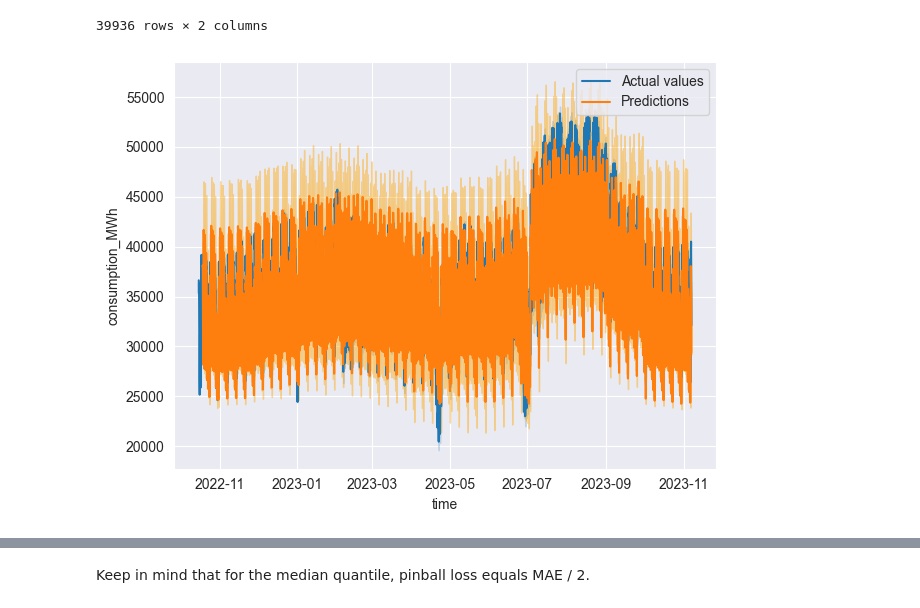
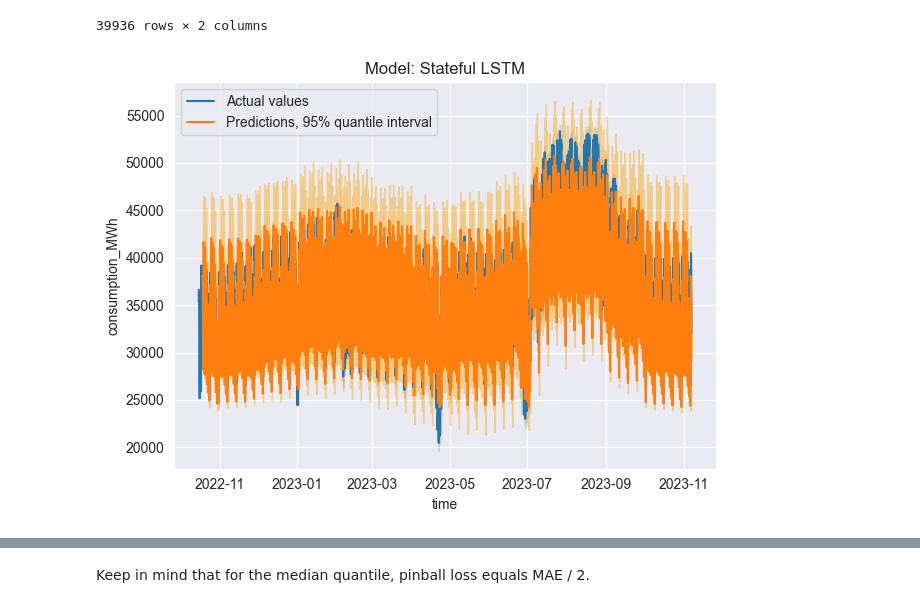
Before and after one commit to AhmetZamanis/DeepLearningEnergyForecasting, a Jupyter notebook: 3.1_StatefulLSTM.ipynb, the cells around one changed output, grey strips where cells are left out. Drawn from its saved outputs; the diff is of its cells as text; code cells hidden in the pictures.

Commit message:
Finish code, get images for report

```diff
--- a/3.1_StatefulLSTM.ipynb
+++ b/3.1_StatefulLSTM.ipynb
@@ -269,6 +276,12 @@ We also need the ability to backtransform the network's final predictions accord
 # %%
 # Define scaling class for sequence data
 class sequence_scaler:
+    """
+    Takes in lists of dataframes, where each dataframe is an input or output sequence.
+
+    Returns scaled 3D numpy array of shape (observations, timesteps, features).
+    Can also backtransform scaled predictions.
+    """
 
     def __init__(self, feature_range = (-1, 1)):
         self.lower = feature_range[0]
@@ -347,6 +360,9 @@ class sequence_scaler:
 # %%
 # Define Torch dataset class
 class SequenceDataset(torch.utils.data.Dataset):
+    """
+    Simply takes in the input & output sequences as 3D arrays and returns them as Torch tensors.
+    """
 
     # Store preprocessed input & output sequences
     def __init__(self, input_seq, output_seq):
@@ -396,9 +412,9 @@ test_loader = torch.utils.data.DataLoader(
 # Define QuantileLoss, because pytorch_forecasting installation raises issues with Python 3.12
 class QuantileLoss:
     """
-    Takes in predictions of shape (...),
-    targets of shape (..., n_quantiles),
-    quantiles in a list.
+    Takes in targets of shape (...),
+    predictions of shape (..., n_quantiles),
+    quantiles list.
 
     Returns unreduced quantile loss tensor of shape (..., n_quantiles),
     where each value is quantile loss * 2 (equal to the MAE for q = 0.5).
@@ -425,6 +441,11 @@ class QuantileLoss:
 # %%
 # Define model class
 class StatefulQuantileLSTM(L.LightningModule):
+    """
+    Stateful LSTM forecasting model, returns quantile predictions.
+    Input & output sequences are 3D tensors of shape (batch_size, timesteps, features).
+    Hidden & cell states are retained & passed forward across training & inference batches.
+    """
 
     # Initialize model
     def __init__(self, hyperparams_dict):
@@ -979,27 +998,28 @@ df_test
 # %%
 # Predicted vs. actual plot, hourly, entire test period
 _ = sns.lineplot(
     data = df_test,
     x = "time",
     y = "consumption_MWh",
     label = "Actual values"
 )
 
 _ = sns.lineplot(
     data = df_preds,
     x = "time",
     y = "pred_point",
-    label = "Predictions"
+    label = "Predictions, 95% quantile interval"
 )
 
 _ = plt.fill_between(
     x = df_preds.time,
     y1 = df_preds.pred_low,
     y2 = df_preds.pred_high,
     label = "95% prediction interval",
     color = "orange",
     alpha = 0.4
 )
+_ = plt.title("Model: Stateful LSTM")
 # %% [output]
-[figure, old version]
+[figure, new version]
 # %%
```
Also changed, not shown: parts of 9 cells of this notebook, 14 other files.
